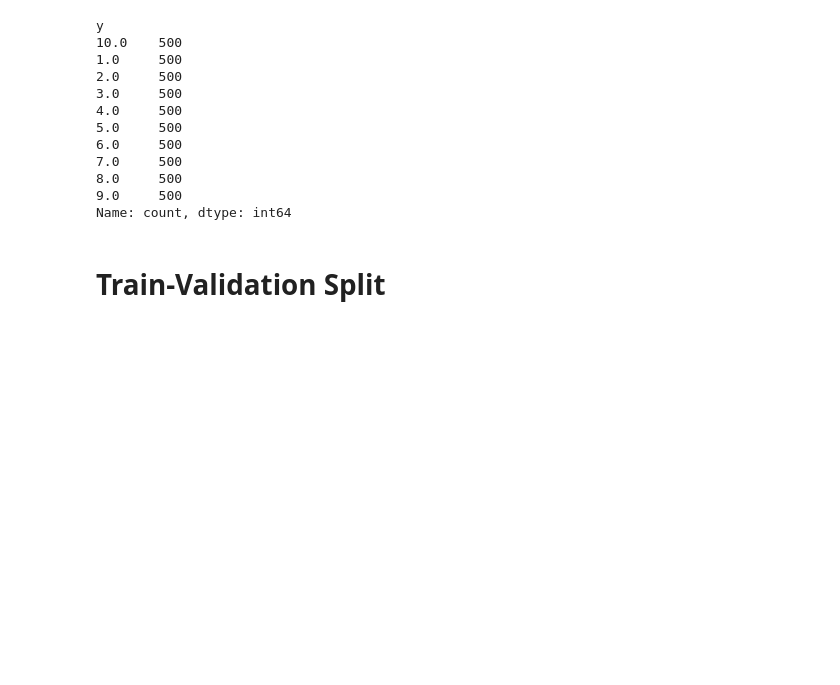
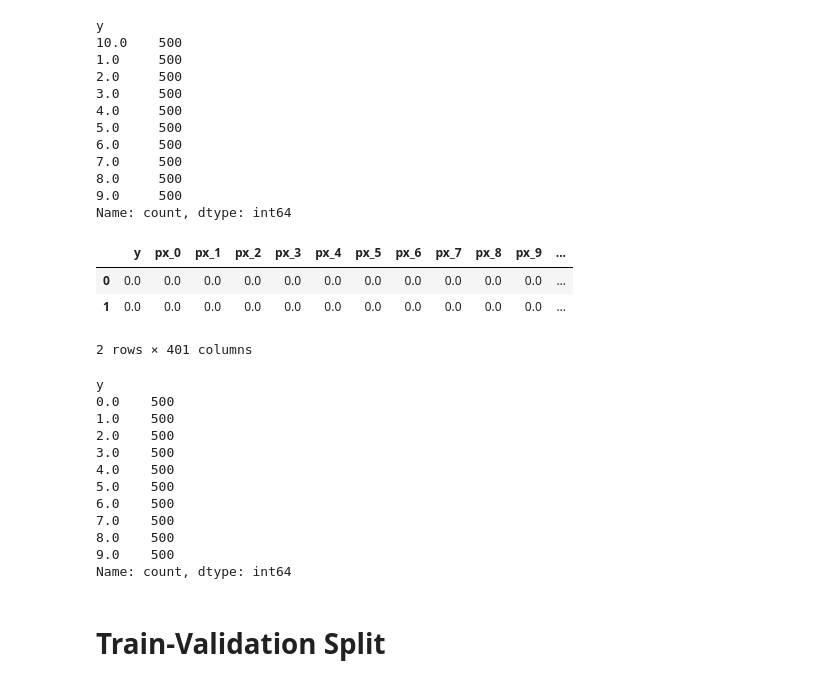
Before and after one commit to JouhC/ai-linearalgebra-probsets, a Jupyter notebook: notebooks/ps3_ann.ipynb, the cells around one changed output. Cells and saved outputs as stored; diff of their text form; code cells hidden in the pictures; blank space fills up the shorter version.

Commit message:
convert number 10 to actuall class label

```diff
--- a/notebooks/ps3_ann.ipynb
+++ b/notebooks/ps3_ann.ipynb
@@ -71,6 +70,28 @@ y
 8.0     500
 9.0     500
 Name: count, dtype: int64
+# %%
+# replace 10 with 0, the actual class label for the number zero
+mnist_df["y"] = mnist_df["y"].replace(10, 0)
+display(mnist_df.head(2))
+display(mnist_df["y"].value_counts())
+# %% [output]
+|  | y | px_0 | px_1 | px_2 | px_3 | px_4 | px_5 | px_6 | px_7 | px_8 | px_9 | ... |
+| 0 | 0.0 | 0.0 | 0.0 | 0.0 | 0.0 | 0.0 | 0.0 | 0.0 | 0.0 | 0.0 | 0.0 | ... |
+| 1 | 0.0 | 0.0 | 0.0 | 0.0 | 0.0 | 0.0 | 0.0 | 0.0 | 0.0 | 0.0 | 0.0 | ... |
+2 rows × 401 columns
+y
+0.0    500
+1.0    500
+2.0    500
+3.0    500
+4.0    500
+5.0    500
+6.0    500
+7.0    500
+8.0    500
+9.0    500
+Name: count, dtype: int64
 # %% [markdown]
 # Train-Validation Split
 # %%
```
Also changed, not shown: parts of 12 cells of this notebook.
